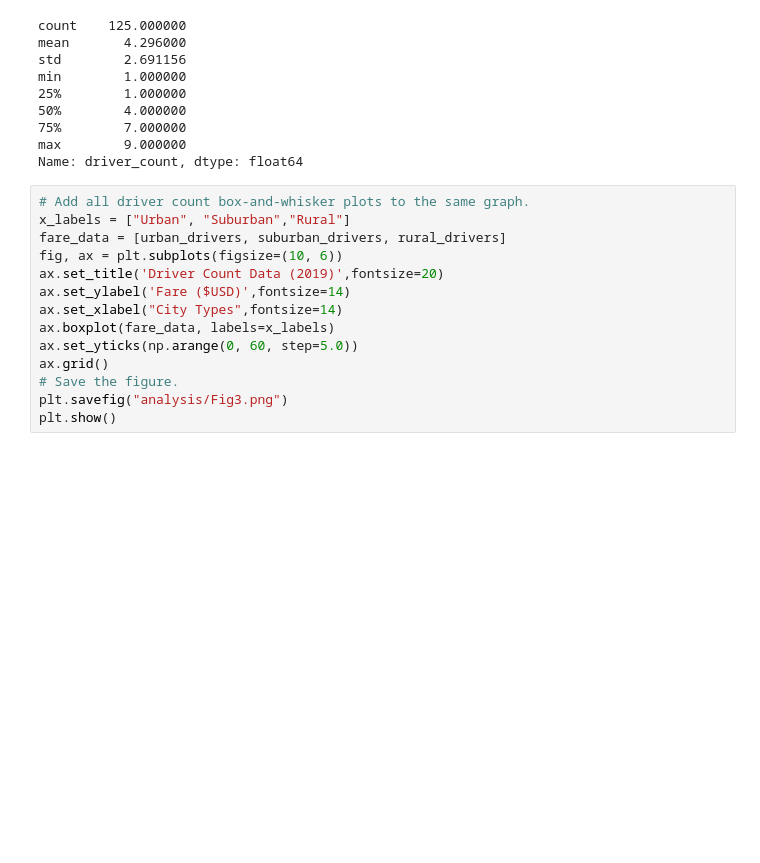
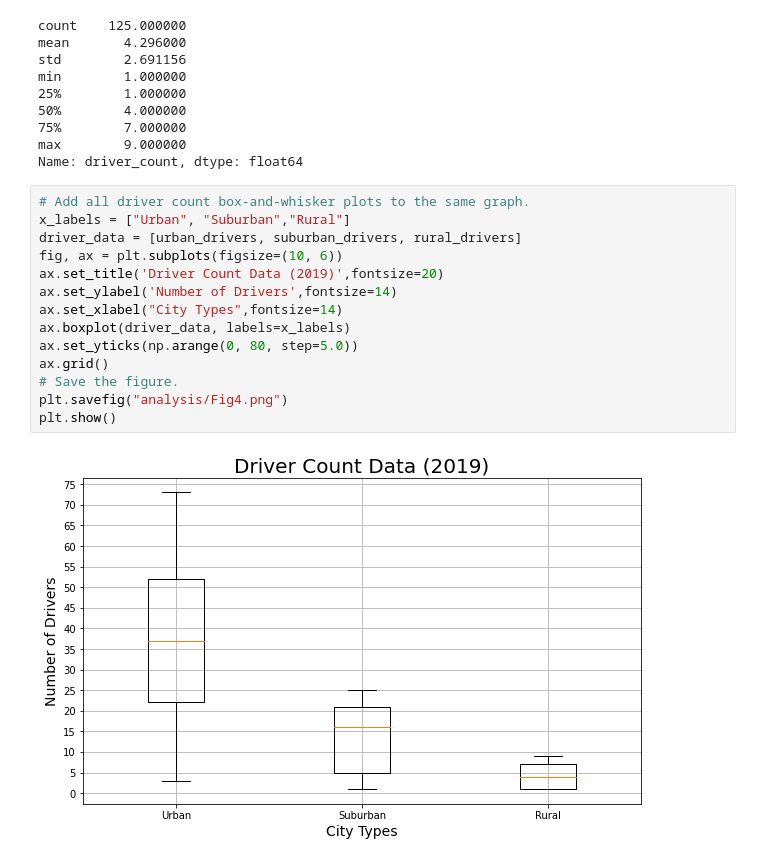
Before and after one commit to grwon/PyBer_Analysis, a Jupyter notebook: PyBer.ipynb, the cells around one changed output. Drawn from its saved outputs; the diff is of its cells as text; blank space fills up the shorter version.

```diff
--- a/PyBer.ipynb
+++ b/PyBer.ipynb
@@ -784,14 +784,16 @@ Name: driver_count, dtype: float64
 # %%
 # Add all driver count box-and-whisker plots to the same graph.
 x_labels = ["Urban", "Suburban","Rural"]
-fare_data = [urban_drivers, suburban_drivers, rural_drivers]
+driver_data = [urban_drivers, suburban_drivers, rural_drivers]
 fig, ax = plt.subplots(figsize=(10, 6))
 ax.set_title('Driver Count Data (2019)',fontsize=20)
-ax.set_ylabel('Fare ($USD)',fontsize=14)
+ax.set_ylabel('Number of Drivers',fontsize=14)
 ax.set_xlabel("City Types",fontsize=14)
-ax.boxplot(fare_data, labels=x_labels)
-ax.set_yticks(np.arange(0, 60, step=5.0))
+ax.boxplot(driver_data, labels=x_labels)
+ax.set_yticks(np.arange(0, 80, step=5.0))
 ax.grid()
 # Save the figure.
-plt.savefig("analysis/Fig3.png")
+plt.savefig("analysis/Fig4.png")
 plt.show()
+# %% [output]
+[figure, added]
```
Also changed, not shown: parts of 7 cells of this notebook, 1 other file.
